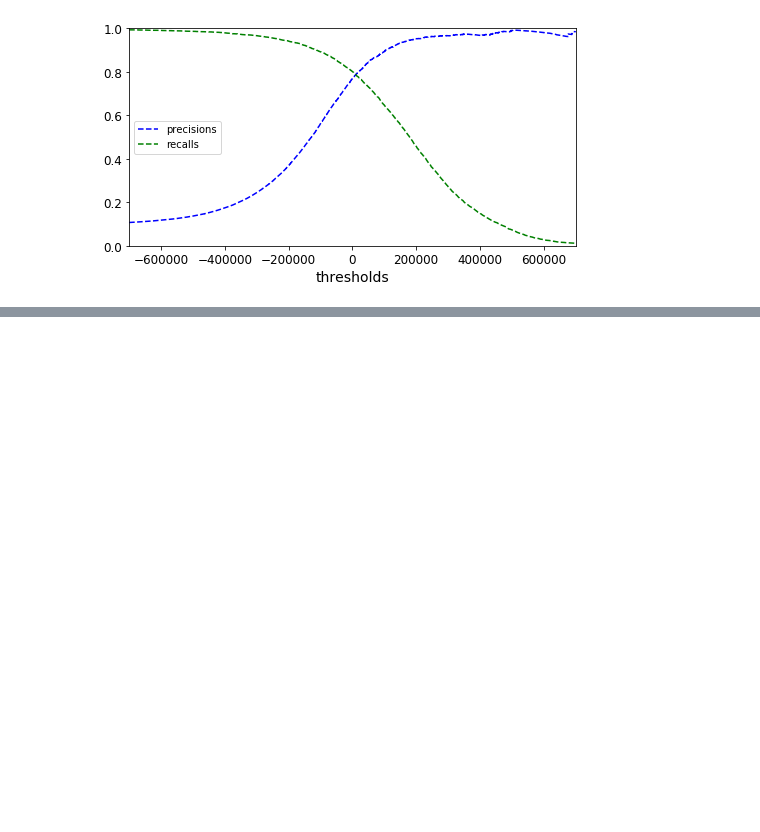
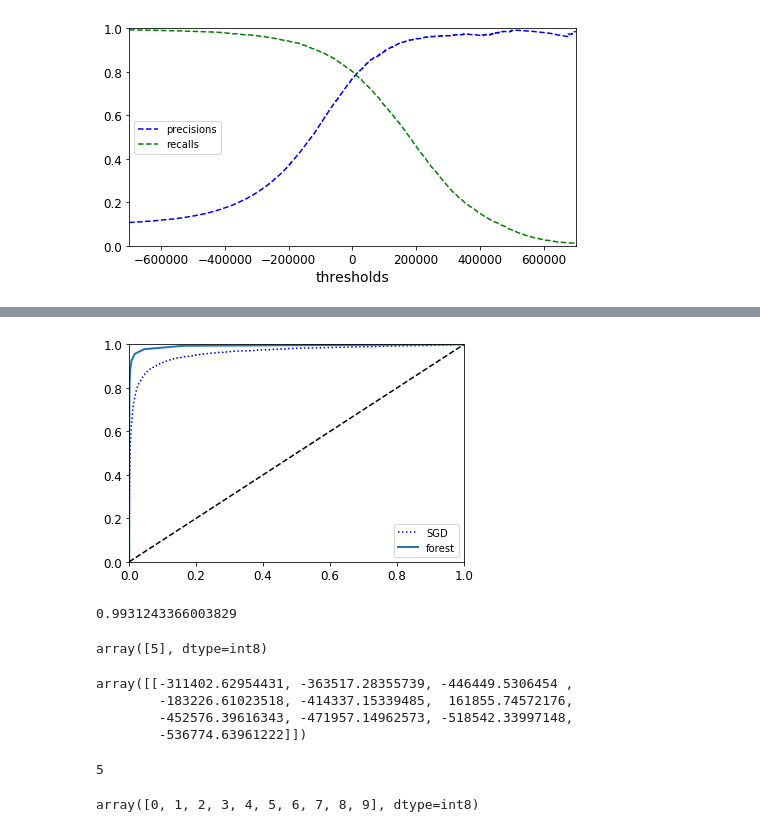
Before and after one commit to jongwonwoo/handson-ml, a Jupyter notebook: 03_classification_clone.ipynb, the cells around one changed output, grey strips where cells are left out. Saved outputs shown, nothing was run; the diff lists cells and outputs as text; code cells hidden in the pictures; blank space fills up the shorter version.

```diff
--- a/03_classification_clone.ipynb
+++ b/03_classification_clone.ipynb
@@ -157,0 +184,39 @@ plt.show()
+# %%
+from sklearn.ensemble import RandomForestClassifier
+forest_clf = RandomForestClassifier(n_estimators=10, random_state=42)
+y_probas_forest = cross_val_predict(forest_clf, X_train, y_train_5, cv=3, method='predict_proba')
+# %%
+y_scores_forest = y_probas_forest[:, 1]
+fpr_forest, tpr_forest, thresholds_forest = roc_curve(y_train_5, y_scores_forest)
+# %%
+plt.plot(fpr, tpr, 'b:', label='SGD')
+plot_roc_curve(fpr_forest, tpr_forest, 'forest')
+plt.legend()
+plt.show()
+# %% [output]
+[figure, added]
+# %%
+roc_auc_score(y_train_5, y_scores_forest)
+# %% [output]
+0.9931243366003829
+# %%
+sgd_clf.fit(X_train, y_train)
+sgd_clf.predict([some_digit])
+# %% [output]
+array([5], dtype=int8)
+# %%
+some_digit_scores = sgd_clf.decision_function([some_digit])
+some_digit_scores
+# %% [output]
+array([[-311402.62954431, -363517.28355739, -446449.5306454 ,
+        -183226.61023518, -414337.15339485,  161855.74572176,
+        -452576.39616343, -471957.14962573, -518542.33997148,
+        -536774.63961222]])
+# %%
+np.argmax(some_digit_scores)
+# %% [output]
+5
+# %%
+sgd_clf.classes_
+# %% [output]
+array([0, 1, 2, 3, 4, 5, 6, 7, 8, 9], dtype=int8)
```
Also changed, not shown: parts of 20 cells of this notebook.
